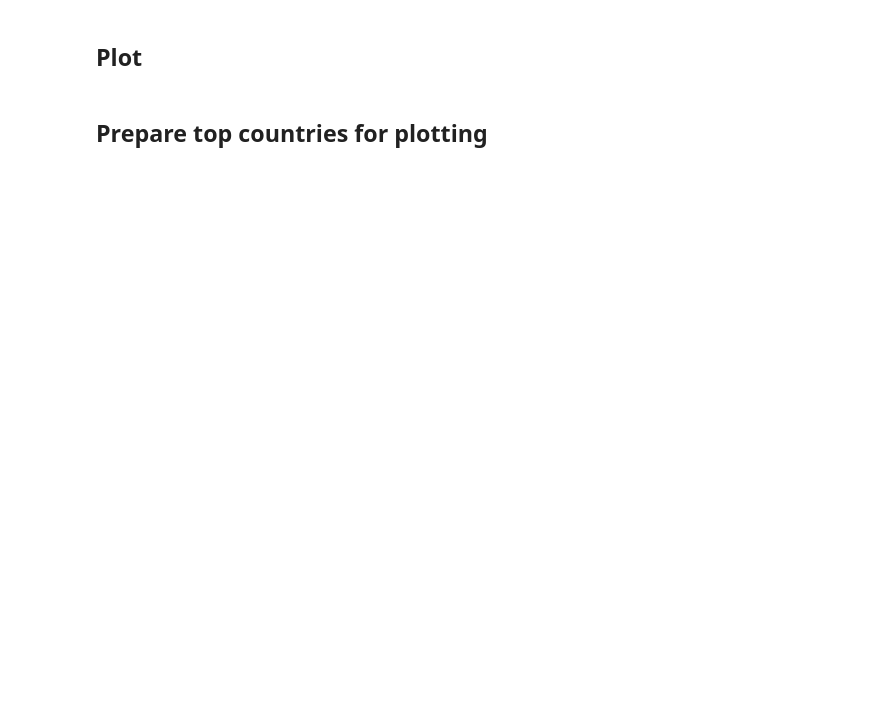
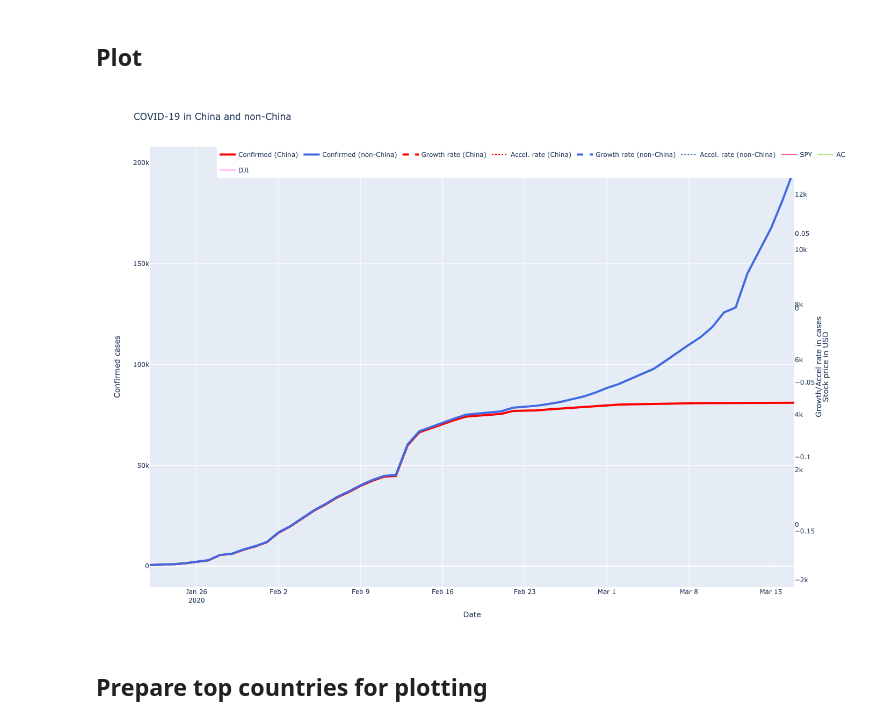
Before and after one commit to ivanmkc/covid19, a Jupyter notebook: covid.ipynb, the cells around one changed output. Drawn from its saved outputs; the diff is of its cells as text; code cells hidden in the pictures; blank space fills up the shorter version.

Commit message:
Added stock information

```diff
--- a/covid.ipynb
+++ b/covid.ipynb
@@ -60,5 +82,5 @@ df_china_prepared.head()
 # %%
 # Convert to tidy format
-df_china_prepared = df_china_prepared.reset_index().melt(id_vars="date")
+df_china_prepared = df_china_prepared.reset_index()
 
 df_china_prepared.head()
@@ -86,0 +159,17 @@ df_non_china_prepared.head()
+# %%
+import yfinance as yf
+
+def getStockInfo(tickerSymbol, date_min, date_max):
+    msft = yf.Ticker(tickerSymbol)
+    stocks = msft.history(start=date_min, end=date_max)
+    stocks['Ticker'] = tickerSymbol
+    stocks['Close % Change'] = stocks['Close'].pct_change().fillna(0)
+    return stocks[['Close % Change', 'Ticker']]
+
+from functools import reduce
+
+stocks_to_track = ['SPY', 'AC', 'DJI']
+
+stocks = pd.concat(map(lambda x: getStockInfo(x, date_min, date_max), stocks_to_track)).reset_index()
+
+stocks.head(200)
@@ -95,68 +198,78 @@ colorSequence = ["red", "royalblue"]
 
 layout = go.Layout(title="COVID-19 in China and non-China", margin={"l": 100, "r": 100},
                    colorway=["#287D95", "#EF533B"], legend={"x": 0.7, "y": 1, 'orientation': "h"},
-                   yaxis={'title': 'Confirmed cases'},
+                   yaxis={'title': 'Stock price in USD', 'overlaying': 'y', 'side': 'right', "showgrid": False},
                    yaxis2={'title': 'Growth/Accel rate in cases', 'overlaying': 'y', 'side': 'right', "showgrid": False},
+                   yaxis3={'title': 'Confirmed cases'},
                    xaxis={"title": "Date"},
                    height=1000)
 
 chinaColor = colorSequence[0]
 nonChinaColor = colorSequence[1]
-colorMap = {'confirmed (China)':chinaColor,
-           'growth_rate (China)':chinaColor,
-           'acceleration_rate (China)':chinaColor,
-           'confirmed (non-China)':nonChinaColor,
-           'growth_rate (non-China)':nonChinaColor,
-           'acceleration_rate (non-China)':nonChinaColor,
-          }
 
 # Only plot 'confirmed', since we can't control the dashed lines and second-axes using Plotly Express
-traces_confirmed = px.line(pd.concat([df_china_prepared, df_non_china_prepared]).query('variable == ["confirmed (China)", "confirmed (non-China)"]'),
-                           x='date',
-                           y='value',
-                           color='variable',
-                           color_discrete_map=colorMap,).data
+trace_confirmed_china = go.Scatter(x=df_china_prepared['date'],
+                                y=df_china_prepared['confirmed'],
+                                name='Confirmed (China)',
+                                line=dict(color=chinaColor,
+                                          width=4),
+                                yaxis="y3")
+
+trace_confirmed_non_china = go.Scatter(x=df_non_china_prepared['date'],
+                                y=df_non_china_prepared['confirmed'],
+                                name='Confirmed (non-China)',
+                                line=dict(color=nonChinaColor,
+                                          width=4),
+                                yaxis="y3")
 
 # Reset index
-df_non_china = df_non_china.reset_index()
+df_non_china_flattened = df_non_china.reset_index()
 
 # Add growth rate
 trace_growth_china = go.Scatter(x=df_china['date'],
                                 y=df_china['growth_rate'],
                                 name='Growth rate (China)',
                                 line=dict(color=chinaColor,
                                           width=4,
                                           dash='dash'),
                                 yaxis="y2")
-trace_growth_non_china = go.Scatter(x=df_non_china['date'],
-                                    y=df_non_china['growth_rate'],
+trace_growth_non_china = go.Scatter(x=df_non_china_flattened['date'],
+                                    y=df_non_china_flattened['growth_rate'],
                                     name='Growth rate (non-China)',
                                     line=dict(color=nonChinaColor,
                                               width=4,
                                               dash='dash'),
                                     yaxis="y2")
 
 # Add acceleration rate
 trace_accel_china = go.Scatter(x=df_china['date'],
                                y=df_china['acceleration_rate'],
                                name='Accel. rate (China)',
                          line=dict(color=chinaColor,
                                    width=2,
                                    dash='dot'),
                                yaxis="y2")
 
-trace_accel_non_china = go.Scatter(x=df_non_china['date'],
-                                   y=df_non_china['acceleration_rate'],
+trace_accel_non_china = go.Scatter(x=df_non_china_flattened['date'],
+                                   y=df_non_china_flattened['acceleration_rate'],
                                    name='Accel. rate (non-China)',
                          line=dict(color=nonChinaColor,
                                    width=2,
                                    dash='dot'),
                                    yaxis="y2")
 
+traces_stocks = px.line(stocks,
+                           x='Date',
+                           y='Close % Change',
+                           color='Ticker',
+                           color_discrete_map=colorMap,).data
+
 # Combine to make a tuple
-traces_combined = traces_confirmed + (trace_growth_china, trace_accel_china, trace_growth_non_china, trace_accel_non_china,)
+traces_combined = (trace_confirmed_china, trace_confirmed_non_china, trace_growth_china, trace_accel_china, trace_growth_non_china, trace_accel_non_china,) + traces_stocks
 fig = go.Figure(data=traces_combined, layout=layout)
 fig.show()
+# %% [output]
+[figure, added]
 # %% [markdown]
 ## Prepare top countries for plotting
 # %%
```
Also changed, not shown: parts of 13 cells of this notebook, 1 other file.
